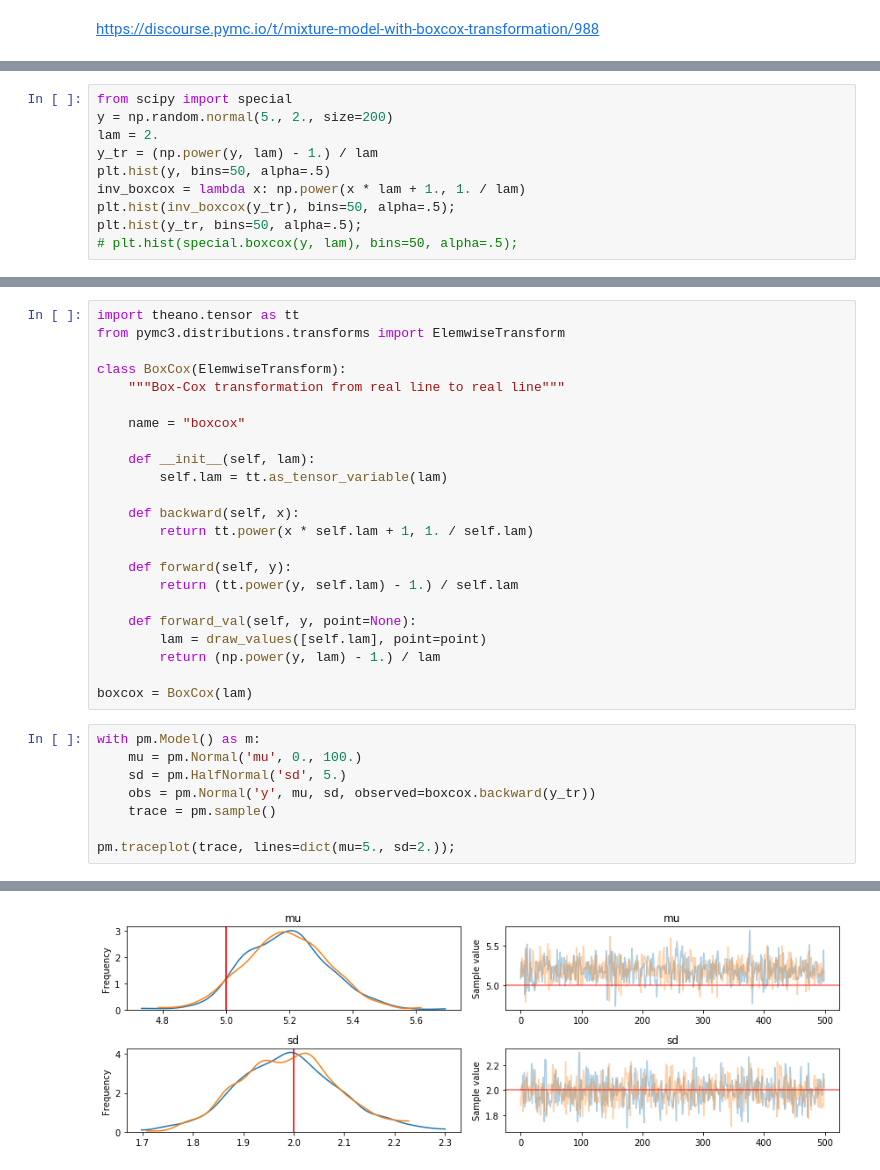
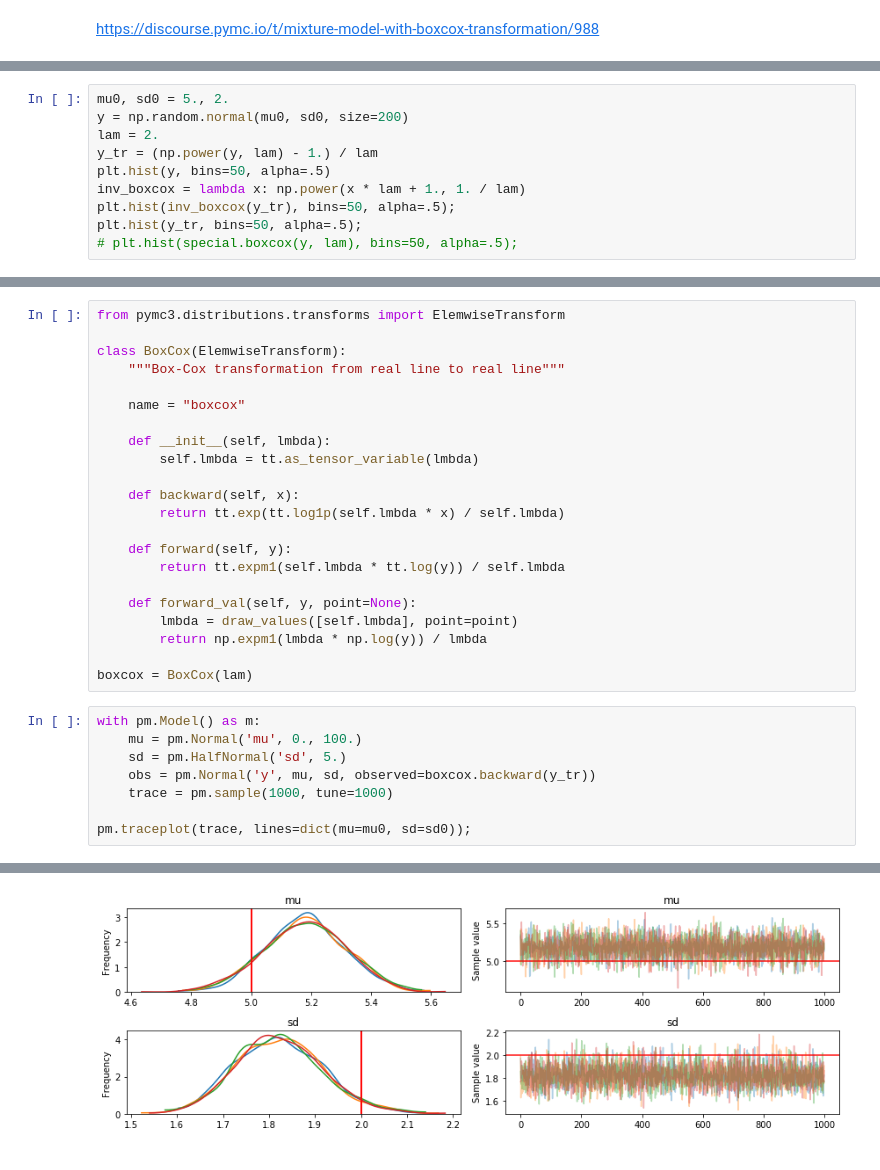
Before and after one commit to junpenglao/Planet_Sakaar_Data_Science, a Jupyter notebook: WIP/Box-Cox transformation.ipynb, the cells around one changed output, grey strips where cells are left out. Cells and saved outputs as stored; diff of their text form.

```diff
--- a/WIP/Box-Cox transformation.ipynb
+++ b/WIP/Box-Cox transformation.ipynb
@@ -7,8 +10,8 @@ import theano.tensor as tt
 # %% [output]
 Populating the interactive namespace from numpy and matplotlib
 # %%
-from scipy import special
-y = np.random.normal(5., 2., size=200)
+mu0, sd0 = 5., 2.
+y = np.random.normal(mu0, sd0, size=200)
 lam = 2.
 y_tr = (np.power(y, lam) - 1.) / lam
 plt.hist(y, bins=50, alpha=.5)
@@ -21,5 +24,4 @@ plt.hist(y_tr, bins=50, alpha=.5);
 # %%
-import theano.tensor as tt
 from pymc3.distributions.transforms import ElemwiseTransform
 
 class BoxCox(ElemwiseTransform):
@@ -27,18 +29,18 @@ class BoxCox(ElemwiseTransform):
 
     name = "boxcox"
 
-    def __init__(self, lam):
-        self.lam = tt.as_tensor_variable(lam)
+    def __init__(self, lmbda):
+        self.lmbda = tt.as_tensor_variable(lmbda)
 
     def backward(self, x):
-        return tt.power(x * self.lam + 1, 1. / self.lam)
+        return tt.exp(tt.log1p(self.lmbda * x) / self.lmbda)
 
     def forward(self, y):
-        return (tt.power(y, self.lam) - 1.) / self.lam
+        return tt.expm1(self.lmbda * tt.log(y)) / self.lmbda
 
     def forward_val(self, y, point=None):
-        lam = draw_values([self.lam], point=point)
-        return (np.power(y, lam) - 1.) / lam
+        lmbda = draw_values([self.lmbda], point=point)
+        return np.expm1(lmbda * np.log(y)) / lmbda
 
 boxcox = BoxCox(lam)
 # %%
@@ -46,9 +48,9 @@ with pm.Model() as m:
     mu = pm.Normal('mu', 0., 100.)
     sd = pm.HalfNormal('sd', 5.)
     obs = pm.Normal('y', mu, sd, observed=boxcox.backward(y_tr))
-    trace = pm.sample()
+    trace = pm.sample(1000, tune=1000)
 
-pm.traceplot(trace, lines=dict(mu=5., sd=2.));
+pm.traceplot(trace, lines=dict(mu=mu0, sd=sd0));
 # %% [output]
 Auto-assigning NUTS sampler...
 Initializing NUTS using jitter+adapt_diag...
@@ -57 +65 @@ NUTS: [sd_log__, mu]
-[figure, old version]
+[figure, new version]
```
Also changed, not shown: parts of 11 cells of this notebook, 1 other file.
